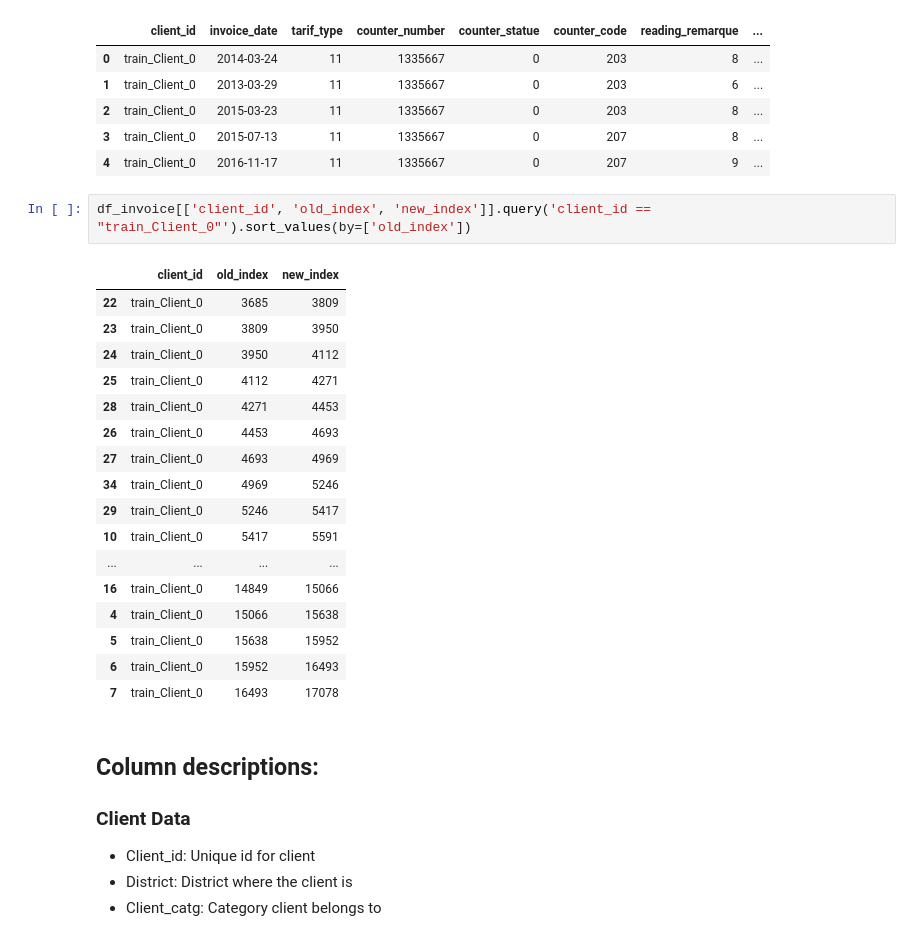
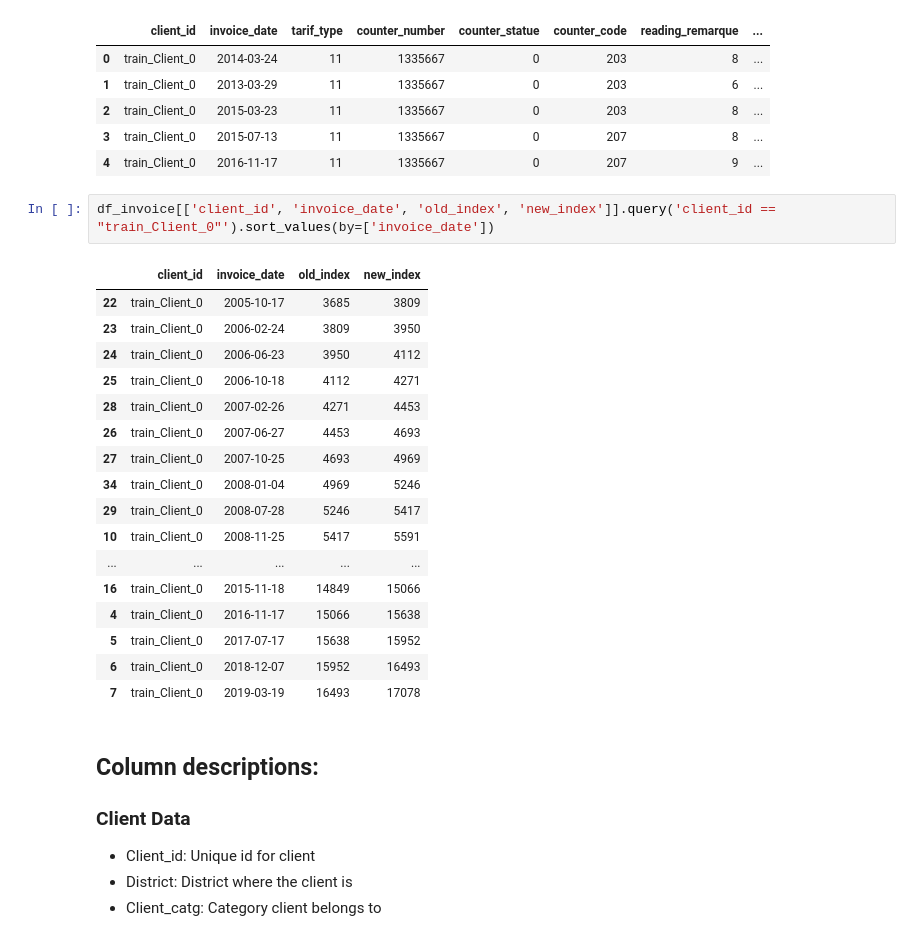
Before and after one commit to Cazta/fraud_detection_electricity_company, a Jupyter notebook: fraud_data_cleaning.ipynb, the cells around one changed output. Saved outputs shown, nothing was run; the diff lists cells and outputs as text.

```diff
--- a/fraud_data_cleaning.ipynb
+++ b/fraud_data_cleaning.ipynb
@@ -32,25 +32,25 @@ df_invoice.head()
 | 3 | train_Client_0 | 2015-07-13 | 11 | 1335667 | 0 | 207 | 8 | ... |
 | 4 | train_Client_0 | 2016-11-17 | 11 | 1335667 | 0 | 207 | 9 | ... |
 # %%
-df_invoice[['client_id', 'old_index', 'new_index']].query('client_id == "train_Client_0"').sort_values(by=['old_index'])
+df_invoice[['client_id', 'invoice_date', 'old_index', 'new_index']].query('client_id == "train_Client_0"').sort_values(by=['invoice_date'])
 # %% [output]
-|  | client_id | old_index | new_index |
-| 22 | train_Client_0 | 3685 | 3809 |
-| 23 | train_Client_0 | 3809 | 3950 |
-| 24 | train_Client_0 | 3950 | 4112 |
-| 25 | train_Client_0 | 4112 | 4271 |
-| 28 | train_Client_0 | 4271 | 4453 |
-| 26 | train_Client_0 | 4453 | 4693 |
-| 27 | train_Client_0 | 4693 | 4969 |
-| 34 | train_Client_0 | 4969 | 5246 |
-| 29 | train_Client_0 | 5246 | 5417 |
-| 10 | train_Client_0 | 5417 | 5591 |
-| ... | ... | ... | ... |
-| 16 | train_Client_0 | 14849 | 15066 |
-| 4 | train_Client_0 | 15066 | 15638 |
-| 5 | train_Client_0 | 15638 | 15952 |
-| 6 | train_Client_0 | 15952 | 16493 |
-| 7 | train_Client_0 | 16493 | 17078 |
+|  | client_id | invoice_date | old_index | new_index |
+| 22 | train_Client_0 | 2005-10-17 | 3685 | 3809 |
+| 23 | train_Client_0 | 2006-02-24 | 3809 | 3950 |
+| 24 | train_Client_0 | 2006-06-23 | 3950 | 4112 |
+| 25 | train_Client_0 | 2006-10-18 | 4112 | 4271 |
+| 28 | train_Client_0 | 2007-02-26 | 4271 | 4453 |
+| 26 | train_Client_0 | 2007-06-27 | 4453 | 4693 |
+| 27 | train_Client_0 | 2007-10-25 | 4693 | 4969 |
+| 34 | train_Client_0 | 2008-01-04 | 4969 | 5246 |
+| 29 | train_Client_0 | 2008-07-28 | 5246 | 5417 |
+| 10 | train_Client_0 | 2008-11-25 | 5417 | 5591 |
+| ... | ... | ... | ... | ... |
+| 16 | train_Client_0 | 2015-11-18 | 14849 | 15066 |
+| 4 | train_Client_0 | 2016-11-17 | 15066 | 15638 |
+| 5 | train_Client_0 | 2017-07-17 | 15638 | 15952 |
+| 6 | train_Client_0 | 2018-12-07 | 15952 | 16493 |
+| 7 | train_Client_0 | 2019-03-19 | 16493 | 17078 |
 # %% [markdown]
 ## Column descriptions:
 
```
Also changed, not shown: parts of 11 cells of this notebook, 1 other file.
